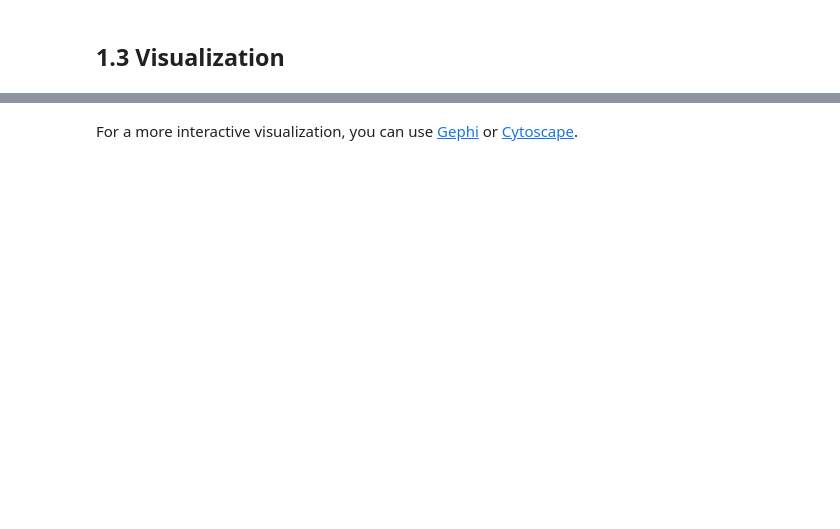
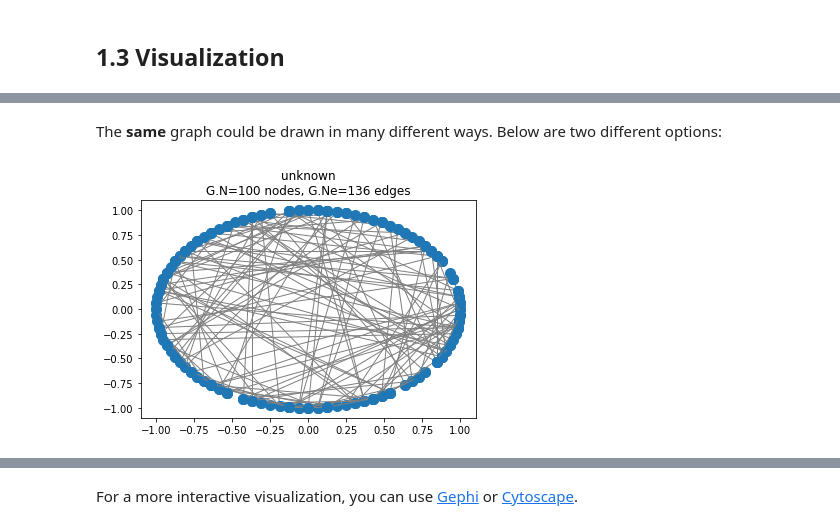
Before and after one commit to mdeff/pygsp_tutorial_graphsip, a Jupyter notebook: notebooks/01_graphs.ipynb, the cells around one changed output, grey strips where cells are left out. Cells and saved outputs as stored; diff of their text form; code cells hidden in the pictures; blank space fills up the shorter version.

```diff
--- a/notebooks/01_graphs.ipynb
+++ b/notebooks/01_graphs.ipynb
@@ -45,3 +59,3 @@ print(f'{G.N} nodes, {G.Ne} edges')
 # %%
-G = graphs.NNGraph(points, NNtype='radius', epsilon=0.1)
+G = graphs.NNGraph(points, NNtype='radius', epsilon=0.1, rescale=False, symmetrize_type='maximum')
 print(f'{G.N} nodes, {G.Ne} edges')
@@ -96,0 +132,8 @@ G.plot()
+# %% [markdown]
+The **same** graph could be drawn in many different ways. Below are two different options:
+# %%
+G2 = graphs.Graph(G.W)
+G2.set_coordinates(kind='ring2D') #here with a spring based algorithm
+G2.plot()
+# %% [output]
+[figure, added]
```
Also changed, not shown: parts of 25 cells of this notebook, 4 other files.
